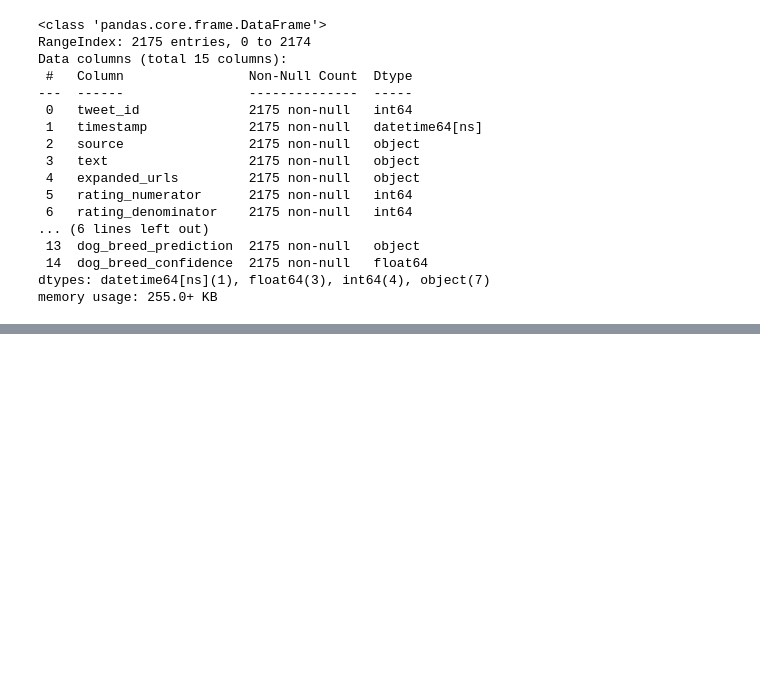
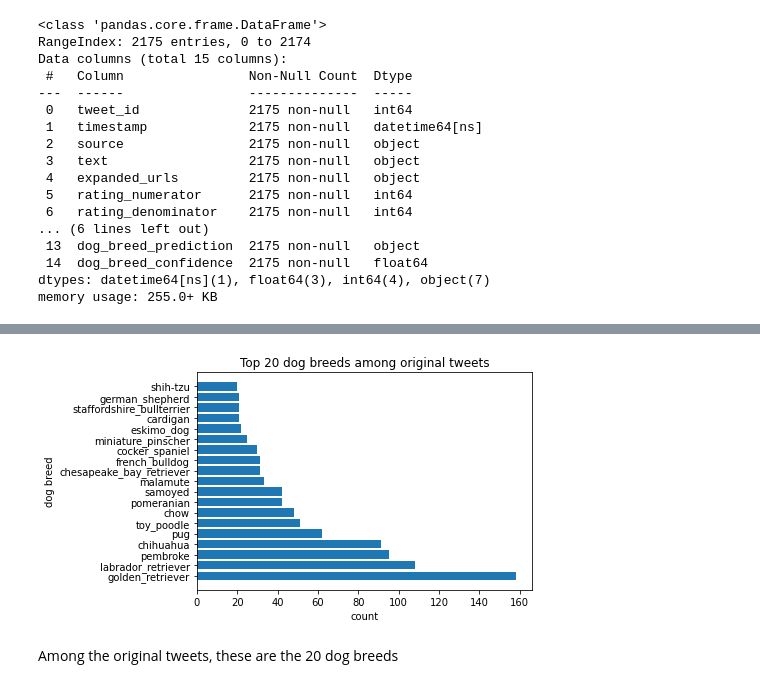
Before and after one commit to alf808/doggie-tweets, a Jupyter notebook: wrangle_act.ipynb, the cells around one changed output, grey strips where cells are left out. Saved outputs shown, nothing was run; the diff lists cells and outputs as text; code cells hidden in the pictures; blank space fills up the shorter version.

```diff
--- a/wrangle_act.ipynb
+++ b/wrangle_act.ipynb
@@ -830,0 +914,13 @@ memory usage: 255.0+ KB
+# %%
+dbp = final_df['dog_breed_prediction'].value_counts()
+db_counts = dbp.to_list()[1:20]
+dog_breed = dbp.index.to_list()[1:20]
+# %%
+plt.barh(dog_breed, db_counts)
+plt.title('Top 20 dog breeds among original tweets')
+plt.xlabel('count')
+plt.ylabel('dog breed');
+# %% [output]
+[figure, added]
+# %% [markdown]
+Among the original tweets, these are the 20 dog breeds
```
Also changed, not shown: parts of 24 cells of this notebook.
